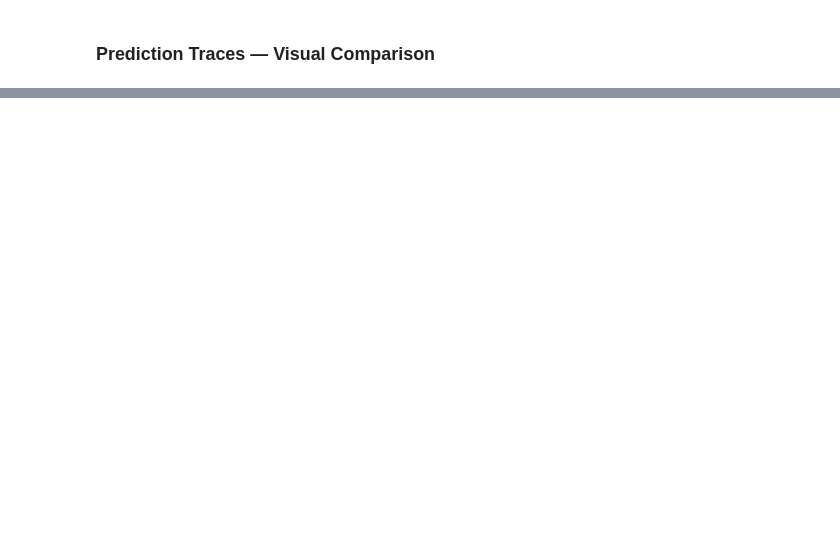
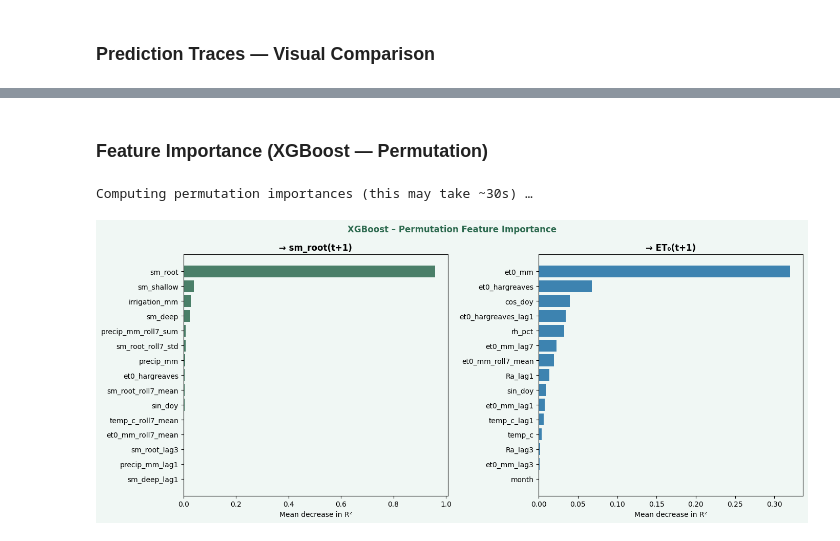
Before and after one commit to Hajer5503/AgriSmart, a Jupyter notebook: modules/irrigation_rl/notebooks/RLlayer1_modeling.ipynb, the cells around one changed output, grey strips where cells are left out. Drawn from its saved outputs; the diff is of its cells as text; code cells hidden in the pictures; blank space fills up the shorter version.

```diff
--- a/modules/irrigation_rl/notebooks/RLlayer1_modeling.ipynb
+++ b/modules/irrigation_rl/notebooks/RLlayer1_modeling.ipynb
@@ -554,0 +739,38 @@ Training LSTM (MLP sequence) models …
+# %% [markdown]
+### Feature Importance (XGBoost — Permutation)
+# %%
+print("Computing permutation importances (this may take ~30s) …")
+
+# xgb_sm  → trained on full X_test        (55 features = FEATURE_COLS)
+# xgb_et0 → trained on X_test[:, et0_idx] (21 features = ET0_FOCUSED_VALID)
+
+r_sm  = permutation_importance(xgb_sm,  X_test,                y_sm_test,
+                                n_repeats=5, random_state=42)
+r_et0 = permutation_importance(xgb_et0, X_test[:, et0_idx],   y_et0_test,
+                                n_repeats=5, random_state=42)
+
+fi_sm  = pd.Series(r_sm.importances_mean,
+                   index=FEATURE_COLS).sort_values(ascending=False).head(15)
+fi_et0 = pd.Series(r_et0.importances_mean,
+                   index=ET0_FOCUSED_VALID).sort_values(ascending=False).head(15)
+
+fig, (ax1, ax2) = plt.subplots(1, 2, figsize=(14, 6), facecolor='#f0f7f4')
+fig.suptitle('XGBoost – Permutation Feature Importance',
+             fontweight='bold', fontsize=12, color='#2d6a4f')
+
+ax1.barh(fi_sm.index[::-1],  fi_sm.values[::-1],  color='#2d6a4f', alpha=0.85)
+ax1.set_title('→ sm_root(t+1)', fontweight='bold')
+ax1.set_xlabel('Mean decrease in R²')
+ax1.set_facecolor('#f0f7f4')
+
+ax2.barh(fi_et0.index[::-1], fi_et0.values[::-1], color='#1d6fa4', alpha=0.85)
+ax2.set_title('→ ET₀(t+1)', fontweight='bold')
+ax2.set_xlabel('Mean decrease in R²')
+ax2.set_facecolor('#f0f7f4')
+
+plt.tight_layout()
+plt.savefig('feature_importance.png', dpi=130, bbox_inches='tight')
+plt.show()
+# %% [output]
+Computing permutation importances (this may take ~30s) …
+[figure, added]
```
Also changed, not shown: parts of 14 cells of this notebook.
